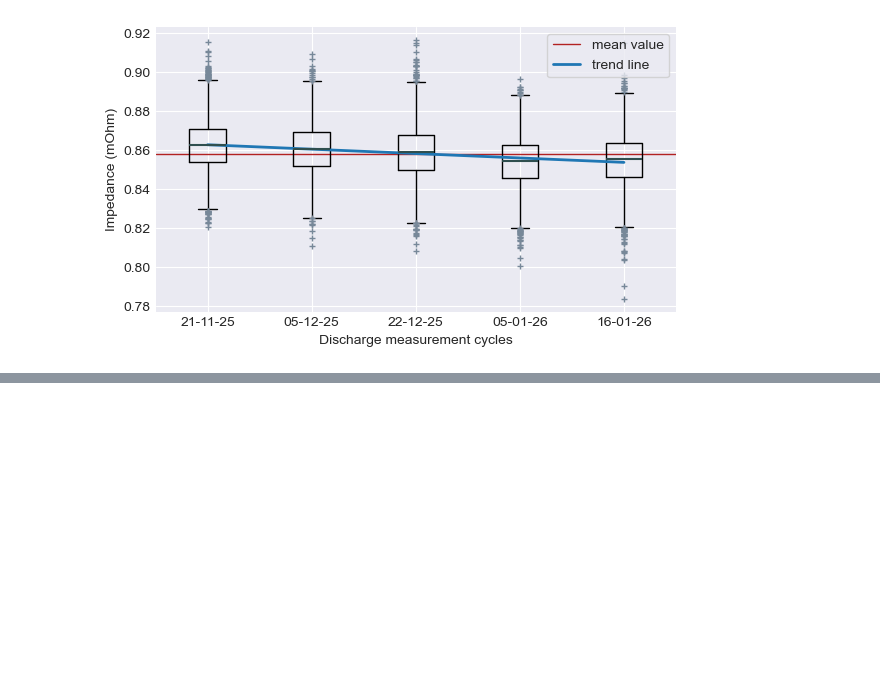
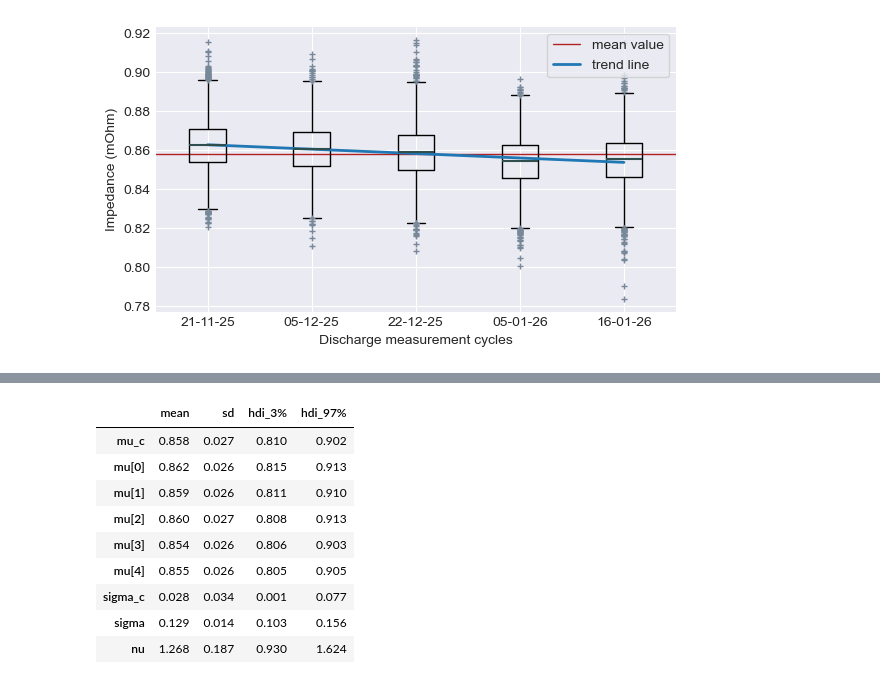
Before and after one commit to sarajcev/bayes_battery, a Jupyter notebook: bayes_analysis.ipynb, the cells around one changed output, grey strips where cells are left out. Saved outputs shown, nothing was run; the diff lists cells and outputs as text; code cells hidden in the pictures; blank space fills up the shorter version.

```diff
--- a/bayes_analysis.ipynb
+++ b/bayes_analysis.ipynb
@@ -587,0 +721,13 @@ plt.show()
+# %%
+az.summary(idata_cycle2, kind='stats')
+# %% [output]
+|  | mean | sd | hdi_3% | hdi_97% |
+| mu_c | 0.858 | 0.027 | 0.810 | 0.902 |
+| mu[0] | 0.862 | 0.026 | 0.815 | 0.913 |
+| mu[1] | 0.859 | 0.026 | 0.811 | 0.910 |
+| mu[2] | 0.860 | 0.027 | 0.808 | 0.913 |
+| mu[3] | 0.854 | 0.026 | 0.806 | 0.903 |
+| mu[4] | 0.855 | 0.026 | 0.805 | 0.905 |
+| sigma_c | 0.028 | 0.034 | 0.001 | 0.077 |
+| sigma | 0.129 | 0.014 | 0.103 | 0.156 |
+| nu | 1.268 | 0.187 | 0.930 | 1.624 |
```
Also changed, not shown: parts of 9 cells of this notebook.
